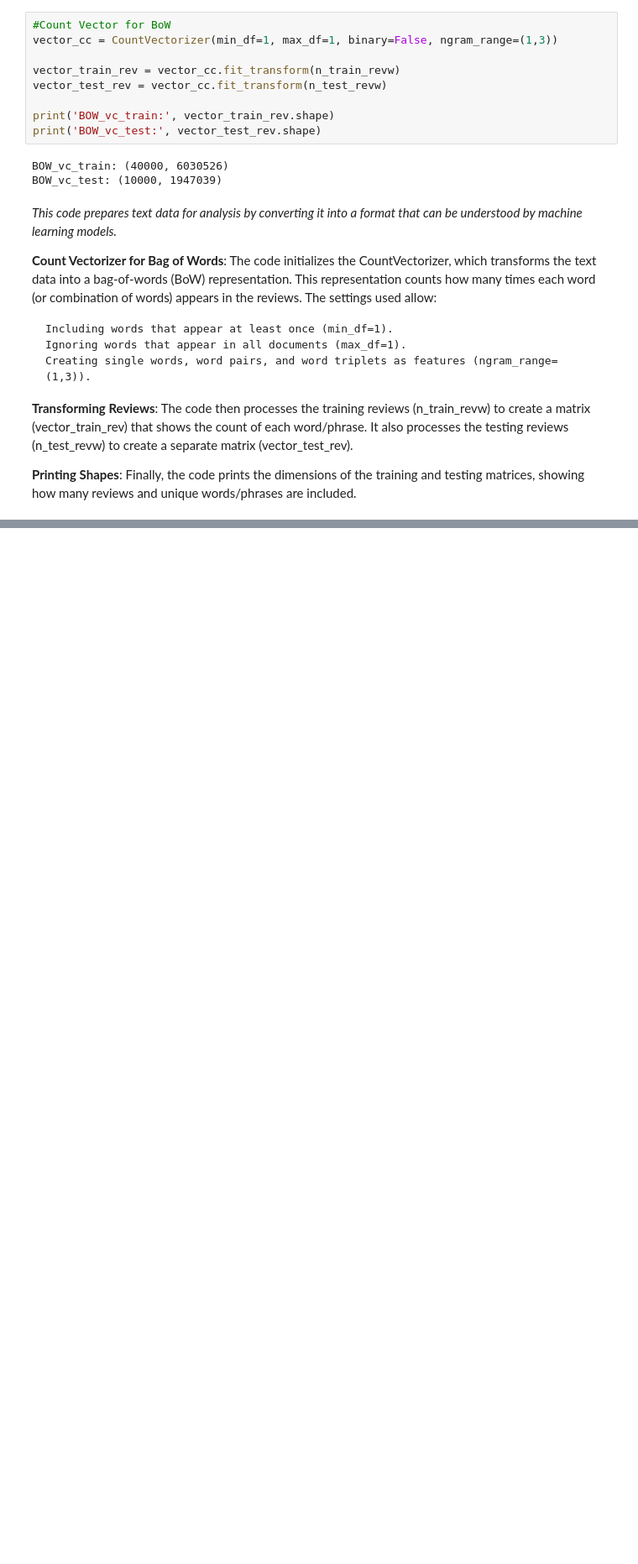
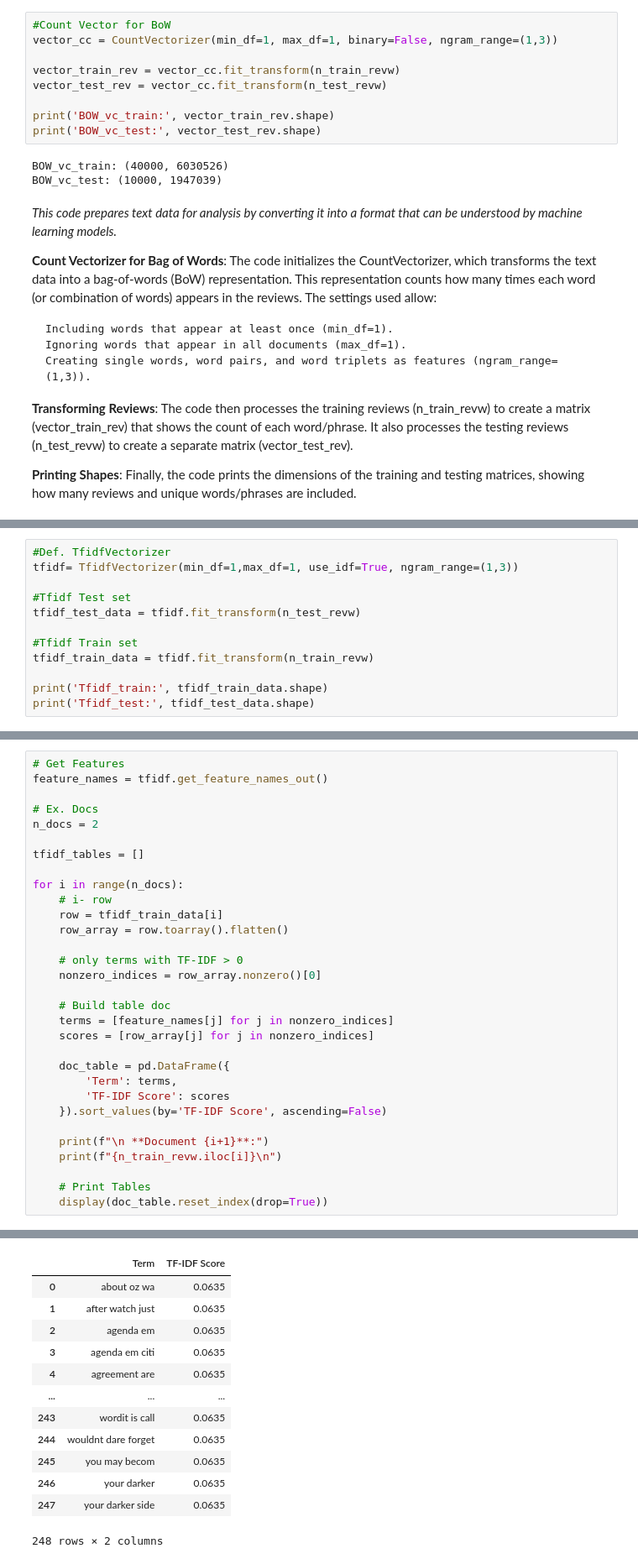
Before and after one commit to Sebaurzi02/Sentiment-Analysis-NLP-Model-Comparison, a Jupyter notebook: Sentiment_Analysis.ipynb, the cells around one changed output, grey strips where cells are left out. Shown: that part at 84% size. Cells and saved outputs as stored; diff of their text form; blank space fills up the shorter version.

Commit message:
TFIDF, model, test and train matrix

```diff
--- a/Sentiment_Analysis.ipynb
+++ b/Sentiment_Analysis.ipynb
@@ -466,0 +505,12 @@ BOW_vc_test: (10000, 1947039)
+# %%
+#Def. TfidfVectorizer
+tfidf= TfidfVectorizer(min_df=1,max_df=1, use_idf=True, ngram_range=(1,3))
+
+#Tfidf Test set
+tfidf_test_data = tfidf.fit_transform(n_test_revw)
+
+#Tfidf Train set
+tfidf_train_data = tfidf.fit_transform(n_train_revw)
+
+print('Tfidf_train:', tfidf_train_data.shape)
+print('Tfidf_test:', tfidf_test_data.shape)
@@ -466,0 +553,32 @@ BOW_vc_test: (10000, 1947039)
+# %%
+# Get Features
+feature_names = tfidf.get_feature_names_out()
+
+# Ex. Docs
+n_docs = 2
+
+tfidf_tables = []
+
+for i in range(n_docs):
+    # i- row
+    row = tfidf_train_data[i]
+    row_array = row.toarray().flatten()
+
+    # only terms with TF-IDF > 0
+    nonzero_indices = row_array.nonzero()[0]
+
+    # Build table doc
+    terms = [feature_names[j] for j in nonzero_indices]
+    scores = [row_array[j] for j in nonzero_indices]
+
+    doc_table = pd.DataFrame({
+        'Term': terms,
+        'TF-IDF Score': scores
+    }).sort_values(by='TF-IDF Score', ascending=False)
+
+    print(f"\n **Document {i+1}**:")
+    print(f"{n_train_revw.iloc[i]}\n")
+
+    # Print Tables
+    display(doc_table.reset_index(drop=True))
+# %% [output]
@@ -466,0 +587,13 @@ BOW_vc_test: (10000, 1947039)
+|  | Term | TF-IDF Score |
+| 0 | about oz wa | 0.0635 |
+| 1 | after watch just | 0.0635 |
+| 2 | agenda em | 0.0635 |
+| 3 | agenda em citi | 0.0635 |
+| 4 | agreement are | 0.0635 |
+| ... | ... | ... |
+| 243 | wordit is call | 0.0635 |
+| 244 | wouldnt dare forget | 0.0635 |
+| 245 | you may becom | 0.0635 |
+| 246 | your darker | 0.0635 |
+| 247 | your darker side | 0.0635 |
+248 rows × 2 columns
```
Also changed, not shown: parts of 6 cells of this notebook.
